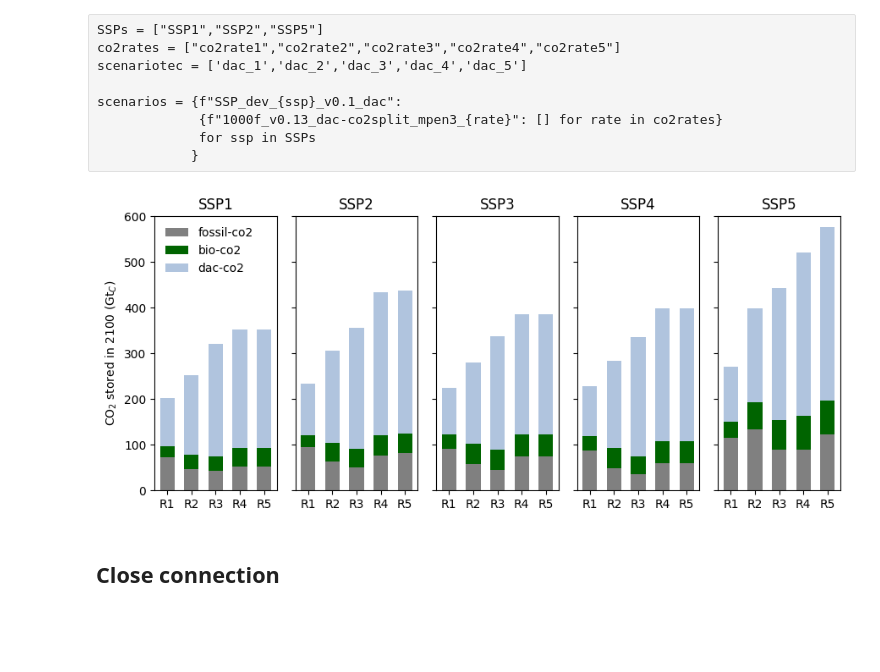
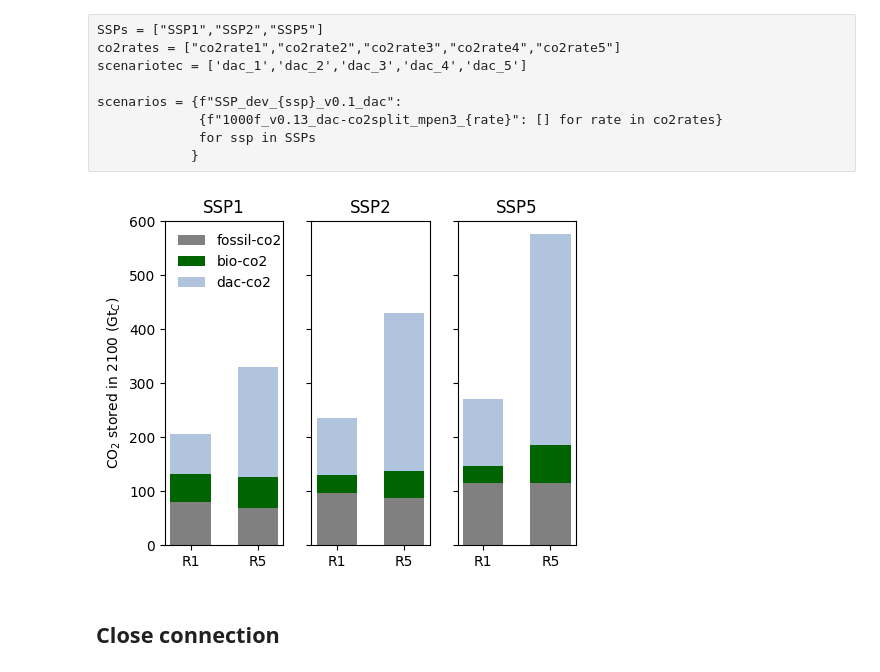
Before and after one commit to ywpratama/message_ix, a Jupyter notebook: tutorial/dac_scenarios/SSPs/[SSP_dev] Summary Report CO2 rate - CO2 Infrastucture Split.ipynb, the cells around one changed output. Saved outputs shown, nothing was run; the diff lists cells and outputs as text; code cells hidden in the pictures; blank space fills up the shorter version.

```diff
--- a/tutorial/dac_scenarios/SSPs/[SSP_dev] Summary Report CO2 rate - CO2 Infrastucture Split.ipynb
+++ b/tutorial/dac_scenarios/SSPs/[SSP_dev] Summary Report CO2 rate - CO2 Infrastucture Split.ipynb
@@ -61,6 +61,7 @@ def plotvars(scenario):
 **Clone and create SSP_dev DAC baseline scenario**
 # %%
 SSPs = ["SSP1","SSP2","SSP3","SSP4","SSP5"]
+SSPs = ["SSP1","SSP2","SSP5"]
 co2rates = ["co2rate1","co2rate2","co2rate3","co2rate4","co2rate5"]
 scenariotec = ['dac_lt','dac_ht']
 
@@ -144,5 +140,0 @@ ssp = "SSP2"
-# %%
-model = f"SSP_dev_{ssp}_v0.1_dac"
-scenario = "1000f_v0.13_dac-co2split"
-
-scen = message_ix.Scenario(mp, model=model, scenario=scenario)
@@ -212,73 +209,56 @@ for ssp in SSPs:
         storage_list += [total_stor]
 # %%
 mpen_names = ["R1","R2","R3","R4","R5"]
+mpen_names = ["R1","R5"]
 
-ssp1_total_stor = pd.concat(storage_list[0:5], axis=1).transpose()
+ssp1_total_stor = pd.concat(storage_list[0:2], axis=1).transpose()
 ssp1_total_stor.index = mpen_names
 ssp1_total_stor = ssp1_total_stor.transpose()
-ssp2_total_stor = pd.concat(storage_list[5:10], axis=1).transpose()
+ssp2_total_stor = pd.concat(storage_list[2:4], axis=1).transpose()
 ssp2_total_stor.index = mpen_names
 ssp2_total_stor = ssp2_total_stor.transpose()
-ssp3_total_stor = pd.concat(storage_list[10:15], axis=1).transpose()
-ssp3_total_stor.index = mpen_names
-ssp3_total_stor = ssp3_total_stor.transpose()
-ssp4_total_stor = pd.concat(storage_list[15:20], axis=1).transpose()
-ssp4_total_stor.index = mpen_names
-ssp4_total_stor = ssp4_total_stor.transpose()
-ssp5_total_stor = pd.concat(storage_list[20:25], axis=1).transpose()
+ssp5_total_stor = pd.concat(storage_list[4:6], axis=1).transpose()
 ssp5_total_stor.index = mpen_names
 ssp5_total_stor = ssp5_total_stor.transpose()
 
-ssp_total_stor = [ssp1_total_stor,ssp2_total_stor,ssp3_total_stor,ssp4_total_stor,ssp5_total_stor]
+ssp_total_stor = [ssp1_total_stor,ssp2_total_stor,ssp5_total_stor]
 # %%
 colors = {"fossil-co2":"gray","bio-co2":"darkgreen","dac-co2":"lightsteelblue"}
 
 width = 0.6
 
-fig, axs = plt.subplots(ncols=5, sharex=True, sharey=True, figsize=(9,4))
-bottom1 = np.zeros(5)
-bottom2 = np.zeros(5)
-bottom3 = np.zeros(5)
-bottom4 = np.zeros(5)
-bottom5 = np.zeros(5)
+fig, axs = plt.subplots(ncols=3, sharex=True, sharey=True, figsize=(5,4))
+bottom1 = np.zeros(2)
+bottom2 = np.zeros(2)
+bottom5 = np.zeros(2)
 
 for source in colors.keys():
     ssp1 = axs[0].bar(ssp1_total_stor.columns, ssp1_total_stor.loc[source], width, label=source, bottom=bottom1,
                color = colors[source]
               )
     ssp2 = axs[1].bar(ssp2_total_stor.columns, ssp2_total_stor.loc[source], width, label=source, bottom=bottom2,
                color = colors[source]
               )
-    ssp3 = axs[2].bar(ssp3_total_stor.columns, ssp3_total_stor.loc[source], width, label=source, bottom=bottom3,
-               color = colors[source]
-              )
-    ssp4 = axs[3].bar(ssp4_total_stor.columns, ssp4_total_stor.loc[source], width, label=source, bottom=bottom4,
-               color = colors[source]
-              )
-    ssp5 = axs[4].bar(ssp5_total_stor.columns, ssp5_total_stor.loc[source], width, label=source, bottom=bottom5,
+    ssp5 = axs[2].bar(ssp5_total_stor.columns, ssp5_total_stor.loc[source], width, label=source, bottom=bottom5,
                color = colors[source]
               )
 
     bottom1 += ssp1_total_stor.loc[source]
     bottom2 += ssp2_total_stor.loc[source]
-    bottom3 += ssp3_total_stor.loc[source]
-    bottom4 += ssp4_total_stor.loc[source]
     bottom5 += ssp5_total_stor.loc[source]
 
 #ax.set_xticks(range(2025,2045,5))
 axs[0].set_title("SSP1")
 axs[1].set_title("SSP2")
-axs[2].set_title("SSP3")
-axs[3].set_title("SSP4")
-axs[4].set_title("SSP5")
+axs[2].set_title("SSP5")
 axs[0].set_ylim(0,600)
 axs[0].set_ylabel("CO$_2$ stored in 2100 (Gt$_C$)")
 axs[0].legend(loc="upper left", frameon=False)
 plt.tight_layout()
 plt.savefig("cum_co2stored.jpeg",dpi=300)
 plt.show()
 # %% [output]
-[figure, old version]
+[figure, new version]
 # %% [markdown]
 ## Close connection
 # %%
```
Also changed, not shown: parts of 10 cells of this notebook, 34 other files.
